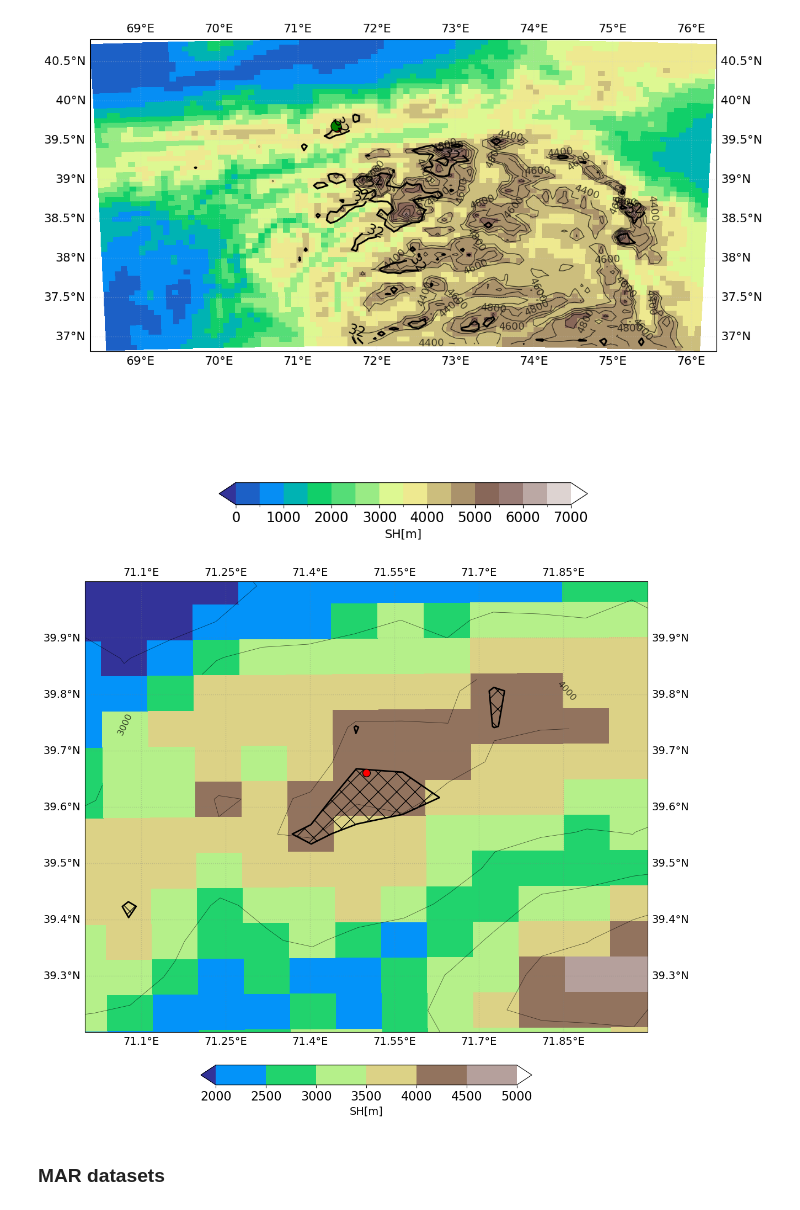
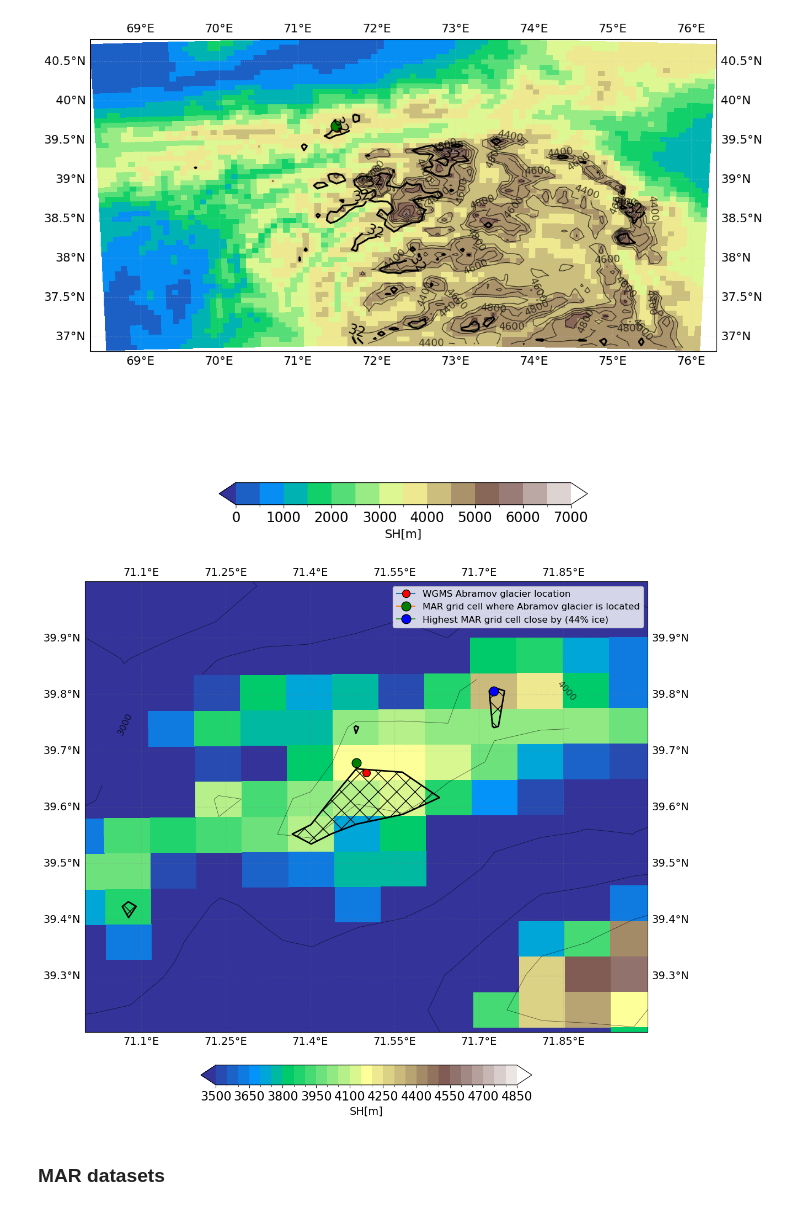
Before and after one commit to xfain/MAR_HMA, a Jupyter notebook: Pamir_domain/SMB.timeSeries_GRp-Abramov.ipynb, the cells around one changed output. Saved outputs shown, nothing was run; the diff lists cells and outputs as text; code cells hidden in the pictures.

```diff
--- a/Pamir_domain/SMB.timeSeries_GRp-Abramov.ipynb
+++ b/Pamir_domain/SMB.timeSeries_GRp-Abramov.ipynb
@@ -100,0 +126,15 @@ Altitude : 4171.5380859375
+# %%
+dist = np.sqrt((ds_lat - abra_lat)**2 + (ds_lon - abra_lon)**2)
+idx_1d = dist.argmin().item()
+iY_max, iX_max = np.unravel_index(idx_1d, dist.shape)
+
+iX_max= iX+3
+iY_max = iY+2
+
+print("Caratéristique de la maille MAR voisine du glacier Abramov la plus haute")
+print("Indice Y :", iX_max)
+print("Indice X :", iX_max)
+print("Latitude :", ds_lat[iY_max, iX_max].item())
+print("Longitude :", ds_lon[iY_max, iX_max].item())
+print("Altitude :", ds_SH[iY_max, iX_max].item())
+print("Ice% :", ds_ICE[iY_max, iX_max].item())
@@ -169,7 +217,7 @@ plt.show()
 # %%
 ice_level=40# % of ice on grid cell
 
-clevs=np.arange(2000,5500,500)
+clevs=np.arange(3500,4900,50)
 cmap_mod = plt.get_cmap('terrain')
 norm = mcolors.BoundaryNorm(boundaries=clevs, ncolors=cmap_mod.N, extend="both")
 
@@ -202,34 +250,51 @@ ICE2= ax.contour(ds_lon, ds_lat, ds_ICE,
                     transform=ccrs.PlateCarree())
 
 ax.clabel(ICE2, inline=True, fontsize=16, fmt="%d")
 
 # Latitude : 39.67844009399414
 # Longitude : 71.48213958740234
 ax.set_extent([71, 72, 39.2, 40], crs=ccrs.PlateCarree())
 
 gl = ax.gridlines(crs=ccrs.PlateCarree(), draw_labels=True,
                           linewidth=1, color="gray", alpha=0.3, linestyle=":")
 gl.xlabel_style = {"size": 14}
 gl.ylabel_style = {"size": 14}
 
 
 cbar_ax = fig.add_axes([0.25, 0.08, 0.5, 0.03])  # [left, bottom, width, height]
 cbar = fig.colorbar(im, cax=cbar_ax, orientation="horizontal")
 cbar.set_label(f"{'SH'}[{'m'}]", fontsize=14)
 cbar.ax.tick_params(labelsize=16)
 
 fig.subplots_adjust(left=0.2, right=0.8, top=0.95, bottom=0.1, wspace=0.05, hspace=0.2)
 plt.tight_layout()
 
 # Abramov Glacier : red dot
 ax.plot(abra_lon, abra_lat,
         marker='o', markersize=10,
+        label='WGMS Abramov glacier location',
         markeredgecolor='black', markerfacecolor='red',
         transform=ccrs.PlateCarree())
 
+# point de grille ou se trouve Abramov
+ax.plot(ds_lon[iY, iX], ds_lat[iY, iX],
+        marker='o', markersize=12,
+        label='MAR grid cell where Abramov glacier is located',
+        markeredgecolor='black', markerfacecolor='green',
+        transform=ccrs.PlateCarree())
+
+
+# Highest grid cell close from Abramov :
+ax.plot(ds_lon[iY_max, iX_max], ds_lat[iY_max, iX_max],
+        marker='o', markersize=12,
+        label='Highest MAR grid cell close by (44% ice)',
+        markeredgecolor='black', markerfacecolor='blue',
+        transform=ccrs.PlateCarree())
+
+ax.legend(loc="upper right", fontsize=12)
 plt.show()
 # %% [output]
-[figure, old version]
+[figure, new version]
 # %% [markdown]
 ### MAR datasets
 # %% [markdown]
```
Also changed, not shown: parts of 37 cells of this notebook, 7 other files.
